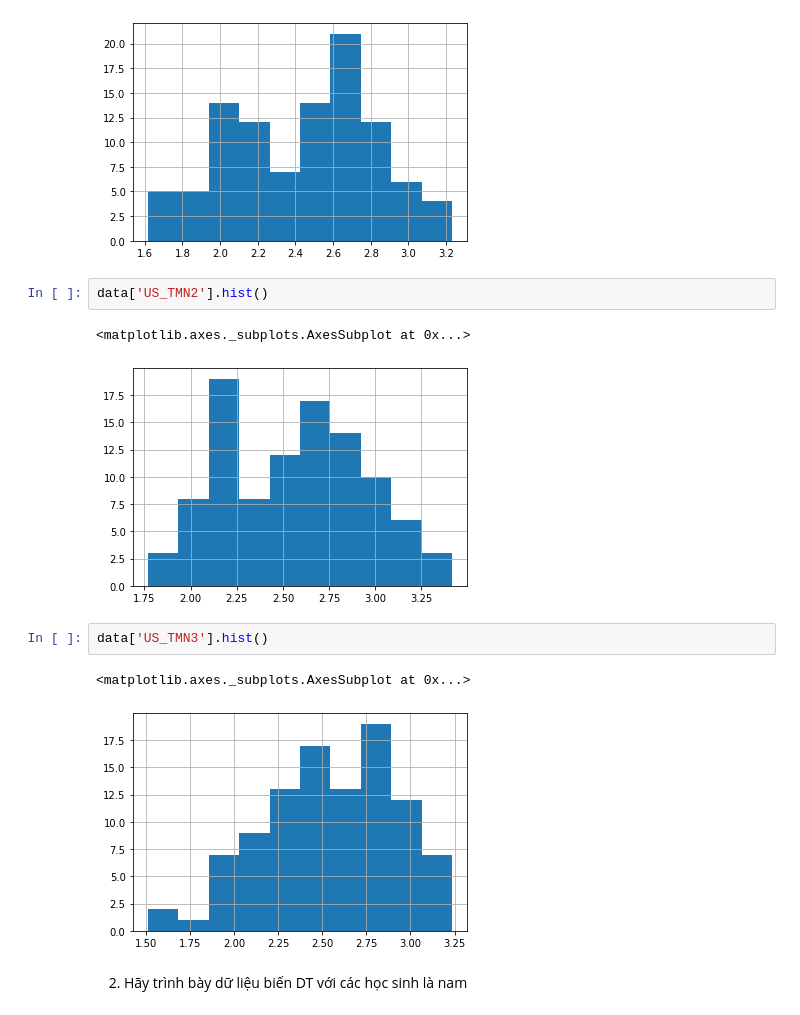
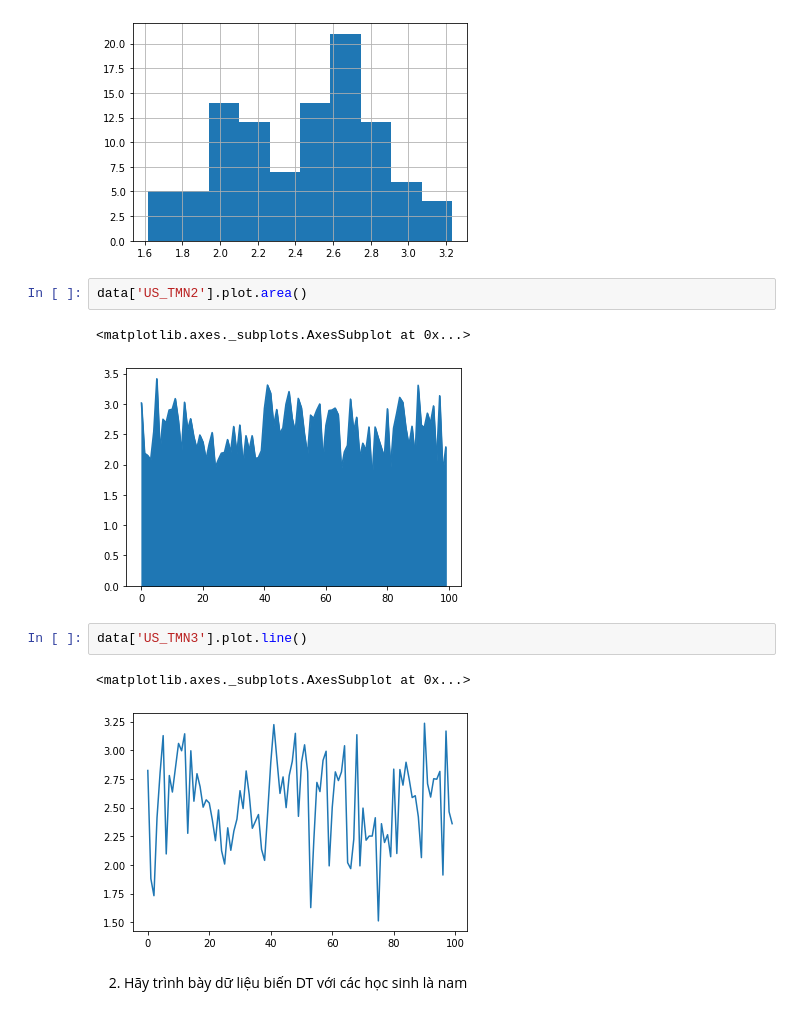
Before and after one commit to trinhvanypro1/-DataAnalystDeepLearning, a Jupyter notebook: Lab2.ipynb, the cells around one changed output. Cells and saved outputs as stored; diff of their text form.

```diff
--- a/Lab2.ipynb
+++ b/Lab2.ipynb
@@ -135,15 +135,15 @@ data['US_TMN1'].hist()
 <matplotlib.axes._subplots.AxesSubplot at 0x...>
 [figure]
 # %%
-data['US_TMN2'].hist()
+data['US_TMN2'].plot.area()
 # %% [output]
 <matplotlib.axes._subplots.AxesSubplot at 0x...>
-[figure, old version]
+[figure, new version]
 # %%
-data['US_TMN3'].hist()
+data['US_TMN3'].plot.line()
 # %% [output]
 <matplotlib.axes._subplots.AxesSubplot at 0x...>
-[figure, old version]
+[figure, new version]
 # %% [markdown]
 2. Hãy trình bày dữ liệu biến DT với các học sinh là nam
 # %%
```
Also changed, not shown: parts of 11 cells of this notebook.
